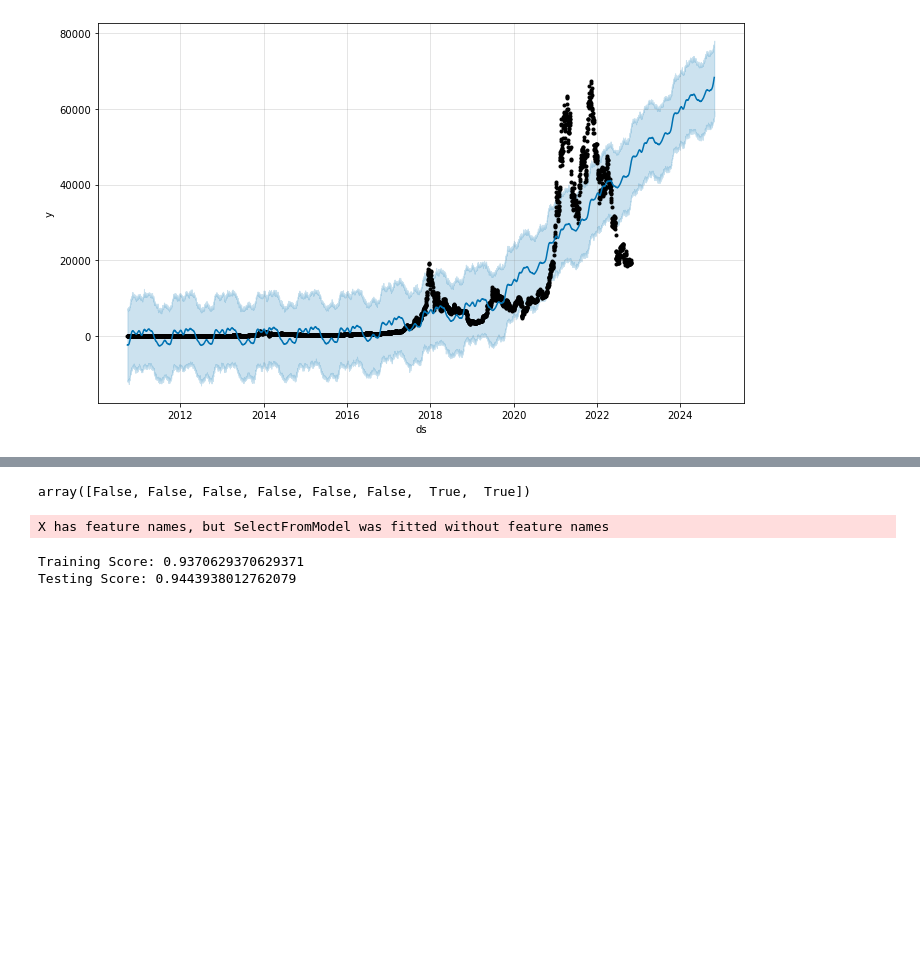
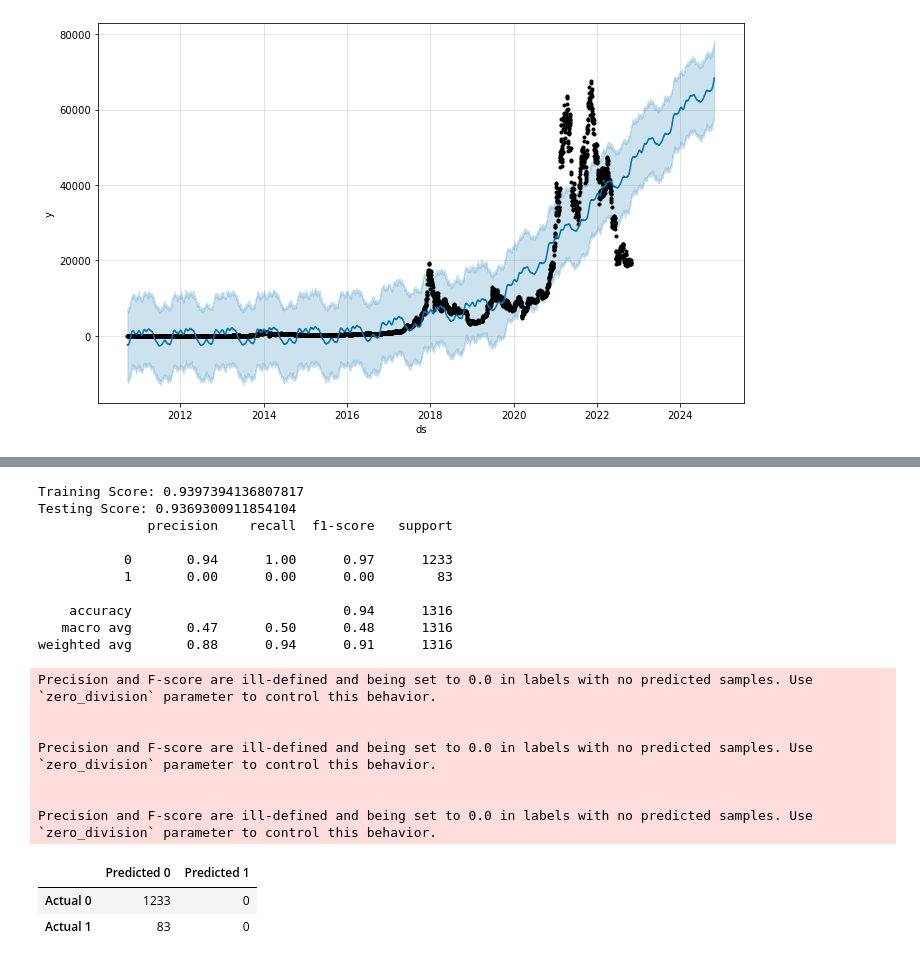
Before and after one commit to guevarch/projectchris, a Jupyter notebook: Final/BTC MET PRICES.ipynb, the cells around one changed output, grey strips where cells are left out. Drawn from its saved outputs; the diff is of its cells as text; code cells hidden in the pictures; blank space fills up the shorter version.

```diff
--- a/Final/BTC MET PRICES.ipynb
+++ b/Final/BTC MET PRICES.ipynb
@@ -191,4 +186,0 @@ y = df['status']
-# %%
-from sklearn.model_selection import train_test_split
-X_train, X_test, y_train, y_test = train_test_split(X,
-   y, random_state=1, stratify=y)
@@ -212,2 +186,0 @@ LogisticRegression()
-# %%
-classifier.fit(X_train, y_train)
@@ -293,21 +186,0 @@ from sklearn.metrics import confusion_matrix, classification_report
-# %%
- from sklearn.feature_selection import SelectFromModel
-sel = SelectFromModel(clf)
-sel.fit(X_train_scaled, y_train)
-sel.get_support()
-# %% [output]
-array([False, False, False, False, False, False,  True,  True])
-# %%
-X_selected_train, X_selected_test, y_train, y_test = train_test_split(sel.transform(X), y, random_state=1)
-scaler = StandardScaler().fit(X_selected_train)
-X_selected_train_scaled = scaler.transform(X_selected_train)
-X_selected_test_scaled = scaler.transform(X_selected_test)
-# %% [output]
-X has feature names, but SelectFromModel was fitted without feature names
-# %%
-clf = LogisticRegression().fit(X_train_scaled, y_train)
-print(f'Training Score: {clf.score(X_train_scaled, y_train)}')
-print(f'Testing Score: {clf.score(X_test_scaled, y_test)}')
-# %% [output]
-Training Score: 0.9370629370629371
-Testing Score: 0.9443938012762079
@@ -333 +192,35 @@ X_test_scaled = scaler.transform(X_test)
+# %%
+## Logistic Regression
+from sklearn.linear_model import LogisticRegression
+LRclf = LogisticRegression().fit(X_train, y_train)
+y_pred = LRclf.predict(X_test)
+print(f'Training Score: {LRclf.score(X_train, y_train)}')
+print(f'Testing Score: {LRclf.score(X_test, y_test)}')
+print(classification_report(y_test, y_pred))
+balanced_accuracy_score(y_test, y_pred)
+cm = confusion_matrix(y_test, y_pred)
+cm_df = pd.DataFrame(
+    cm, index=["Actual 0", "Actual 1"], columns=["Predicted 0", "Predicted 1"])
+cm_df
+# %% [output]
+Training Score: 0.9397394136807817
+Testing Score: 0.9369300911854104
+              precision    recall  f1-score   support
+
+           0       0.94      1.00      0.97      1233
+           1       0.00      0.00      0.00        83
+
+    accuracy                           0.94      1316
+   macro avg       0.47      0.50      0.48      1316
+weighted avg       0.88      0.94      0.91      1316
+Precision and F-score are ill-defined and being set to 0.0 in labels with no predicted samples. Use `zero_division` parameter to control this behavior.
+
+
+Precision and F-score are ill-defined and being set to 0.0 in labels with no predicted samples. Use `zero_division` parameter to control this behavior.
+
+
+Precision and F-score are ill-defined and being set to 0.0 in labels with no predicted samples. Use `zero_division` parameter to control this behavior.
+|  | Predicted 0 | Predicted 1 |
+| Actual 0 | 1233 | 0 |
+| Actual 1 | 83 | 0 |
 # %%
```
Also changed, not shown: parts of 36 cells of this notebook, 3 other files.
